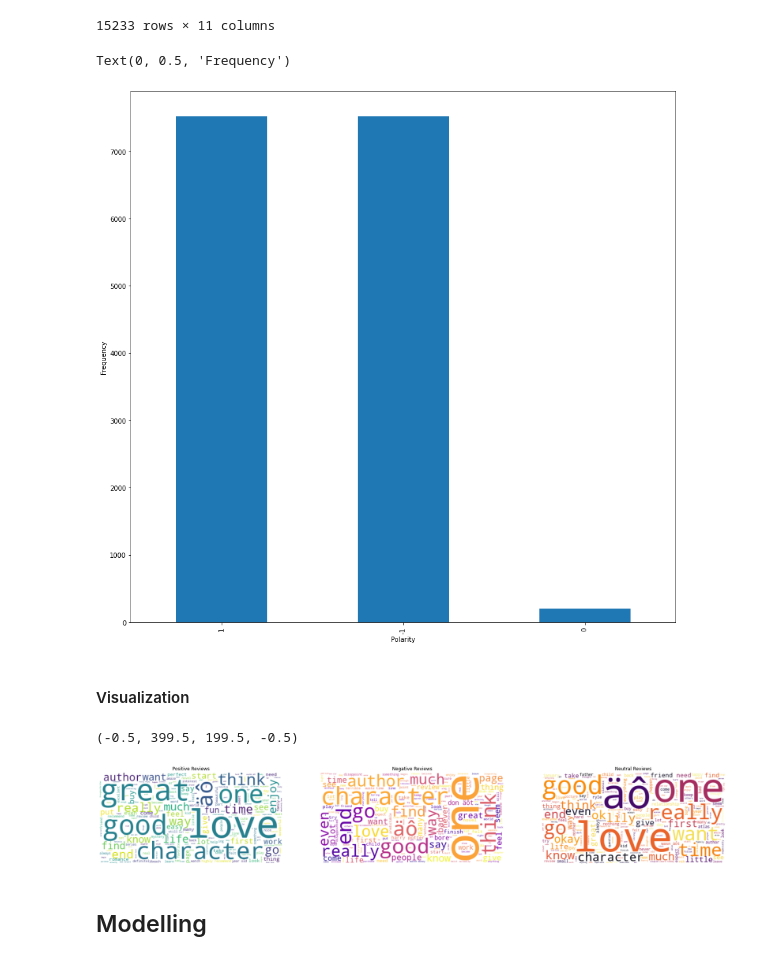
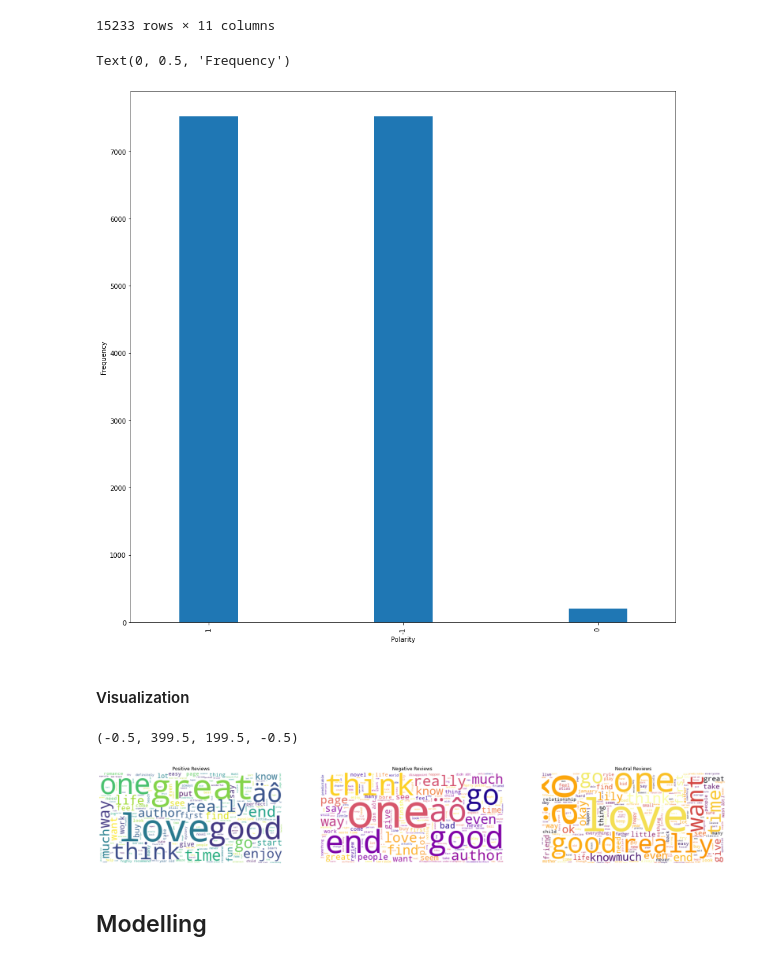
Before and after one commit to GxTeo/CZ-CE4045_NLP_Group_12, a Jupyter notebook: classification_GX.ipynb, the cells around one changed output. Cells and saved outputs as stored; diff of their text form; code cells hidden in the pictures.

```diff
--- a/classification_GX.ipynb
+++ b/classification_GX.ipynb
@@ -182,8 +211,8 @@ plt.show()
 test_df['concat_review'] = test_df['reviewTitle'] + '. ' + test_df['reviewDescription']
 test_df = clean_text(test_df)
 # %%
-data = pd.read_csv('train_test_dataset/train_df_imbalanced.csv')
-data.info()
+train_data = pd.read_csv('train_test_dataset/train_df_imbalanced.csv')
+train_data.info()
 # %% [output]
 <class 'pandas.core.frame.DataFrame'>
 RangeIndex: 20961 entries, 0 to 20960
@@ -205,8 +234,8 @@ dtypes: bool(1), int64(3), object(7)
 memory usage: 1.6+ MB
 # %%
 # Pre-processing of datafame
-clean_data_df = clean_text(data)
-clean_data_df
+clean_train_data_df = clean_text(train_data)
+clean_train_data_df
 # %% [output]
 |  | Unnamed: 0 | productAsin | ratingScore | reviewTitle | reviewReaction | reviewDescription | isVerified | ... |
 | 0 | 9406 | B08NLXR9V5 | 4 | Girl Alone | One person found this helpful | My first Blake Pierce book was en... | True | ... |
@@ -232,13 +263,8 @@ Name: polarity, dtype: int64
 # %%
-# Shit ton of positive reviews but not much neutral and negative reviews
-# We can concat more neutral and negative reviews so should be fine
-
-# Balancing the positive reviews and negative reviews
-
 # Drop the excess positive reviews randomly
-differences = clean_data_df["polarity"].value_counts()[1]-clean_data_df["polarity"].value_counts()[-1]
-balanced_df = clean_data_df.drop(clean_data_df[clean_data_df["polarity"] == 1].sample(differences,random_state=42).index)
-balanced_df
+differences = clean_train_data_df["polarity"].value_counts()[1]-clean_train_data_df["polarity"].value_counts()[-1]
+train_balanced_df = clean_train_data_df.drop(clean_train_data_df[clean_train_data_df["polarity"] == 1].sample(differences,random_state=42).index)
+train_balanced_df
 # %% [output]
 |  | Unnamed: 0 | productAsin | ratingScore | reviewTitle | reviewReaction | reviewDescription | isVerified | ... |
 | 1 | 5701 | 670062510 | 5 | A great book for young people. It... | NaN | My favorite book when I was young... | True | ... |
@@ -254,12 +280,12 @@ balanced_df
 | 20958 | 5670 | 670062510 | 4 | My 7th graders not only love this... | NaN | My 7th graders not only love this... | True | ... |
 15233 rows × 11 columns
 # %%
-balanced_df['polarity'].value_counts(sort=False).plot.bar(figsize=(15,15))
+train_balanced_df['polarity'].value_counts(sort=False).plot.bar(figsize=(15,15), width = 0.3)
 plt.xlabel('Polarity')
 plt.ylabel('Frequency')
 # %% [output]
 Text(0, 0.5, 'Frequency')
-[figure, old version]
+[figure, new version]
 # %% [markdown]
 #### Visualization
 # %%
@@ -272,40 +299,39 @@ def get_wordcloud(text, color='viridis'):
 fig, axes =plt.subplots(1,3, figsize=(30,30))
 
 # Wordcloud for positive reviews
-pos_reviews = ' '.join(balanced_df['concat_review'][balanced_df['polarity']==1].values)
+pos_reviews = ' '.join(train_balanced_df['concat_review'][train_balanced_df['polarity']==1].values)
 words = ['well', 'make', 'book', 'use', 'read', 'write','story', 'character']
 for word in words:
   pos_reviews = pos_reviews.replace(word, '')
 
 axes[0].set_title("Positive Reviews")
 axes[0].imshow(get_wordcloud(pos_reviews))
 axes[0].axis('off')
 
-
 # Wordcloud for negative reviews
-neg_reviews = ' '.join(balanced_df['concat_review'][balanced_df['polarity']==-1].values)
+neg_reviews = ' '.join(train_balanced_df['concat_review'][train_balanced_df['polarity']==-1].values)
 
 # Common words
 words = ['well', 'make', 'book', 'use', 'read', 'write','story','character']
 for word in words:
   neg_reviews = neg_reviews.replace(word, '')
 
 axes[1].set_title("Negative Reviews")
 axes[1].imshow(get_wordcloud(neg_reviews,'plasma'))
 axes[1].axis('off')
 
 # Wordcloud for neutral reviews
-neutral_reviews = ' '.join(balanced_df['concat_review'][balanced_df['polarity']==0].values)
+neutral_reviews = ' '.join(train_balanced_df['concat_review'][train_balanced_df['polarity']==0].values)
 words = ['well', 'make', 'book', 'use', 'read', 'write','story','character']
 for word in words:
   neutral_reviews = neutral_reviews.replace(word, '')
 
 axes[2].set_title("Neutral Reviews")
 axes[2].imshow(get_wordcloud(neutral_reviews, 'inferno'))
 axes[2].axis('off')
 # %% [output]
 (-0.5, 399.5, 199.5, -0.5)
-[figure, old version]
+[figure, new version]
 # %% [markdown]
 ## Modelling
 # %%
```
Also changed, not shown: parts of 120 cells of this notebook.
